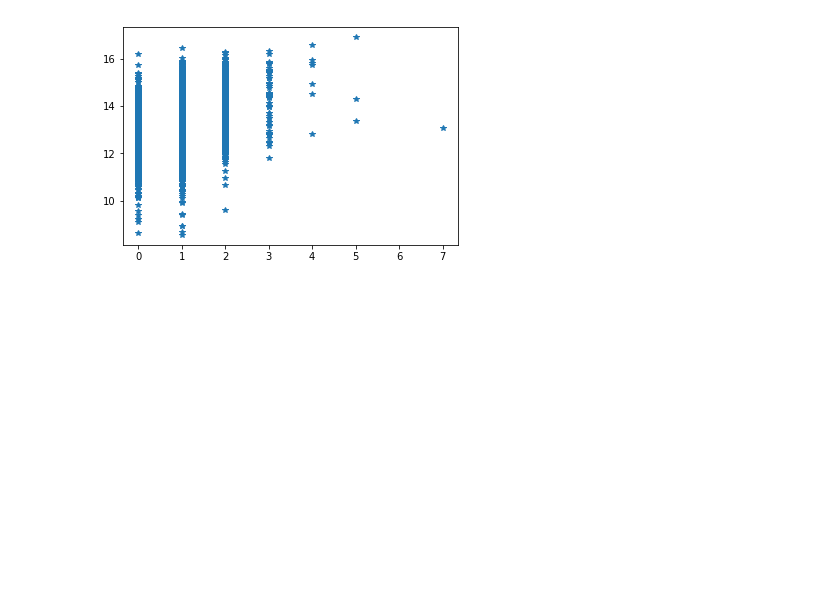
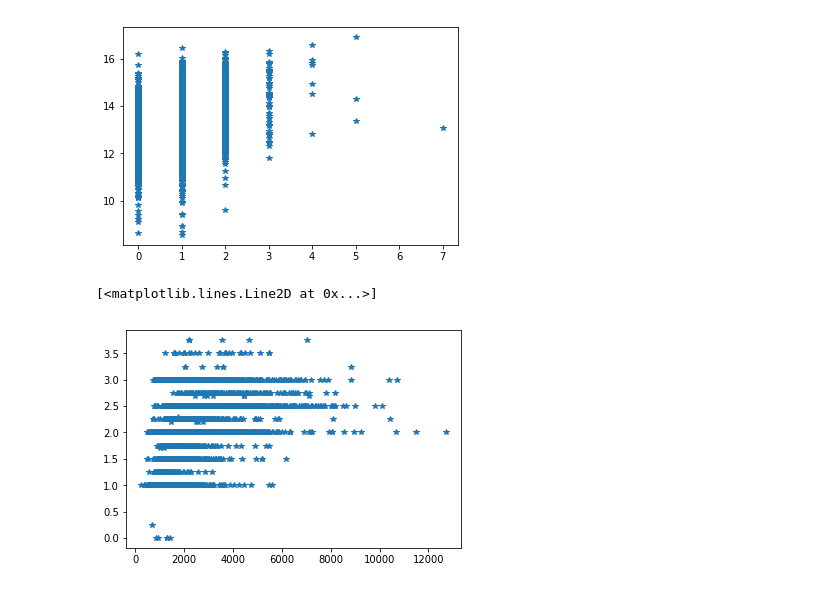
Before and after one commit to nt-ds/dc-residential-properties-analysis, a Jupyter notebook: eda/Housing_Exploration_Sean.ipynb, the cells around one changed output. Drawn from its saved outputs; the diff is of its cells as text; code cells hidden in the pictures; blank space fills up the shorter version.

```diff
--- a/eda/Housing_Exploration_Sean.ipynb
+++ b/eda/Housing_Exploration_Sean.ipynb
@@ -358,3 +358,8 @@ plt.plot(Houses.HF_BATHRM, np.log(Houses.PRICE), '*')
 # %% [output]
 [<matplotlib.lines.Line2D at 0x...>]
 [figure]
+# %%
+plt.plot(Houses[Houses.STORIES<4].GBA, Houses[Houses.STORIES<4].STORIES, '*')
+# %% [output]
+[<matplotlib.lines.Line2D at 0x...>]
+[figure, added]
```
Also changed, not shown: parts of 7 cells of this notebook.
